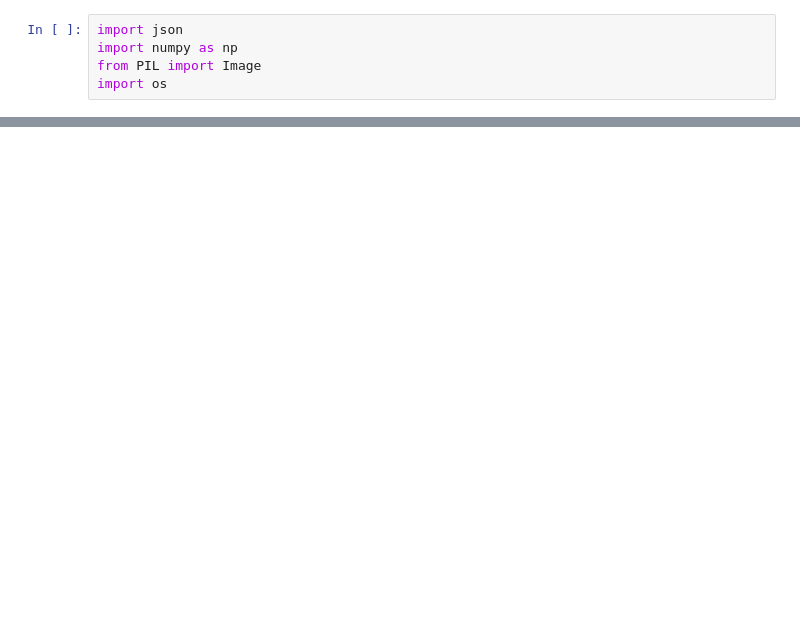
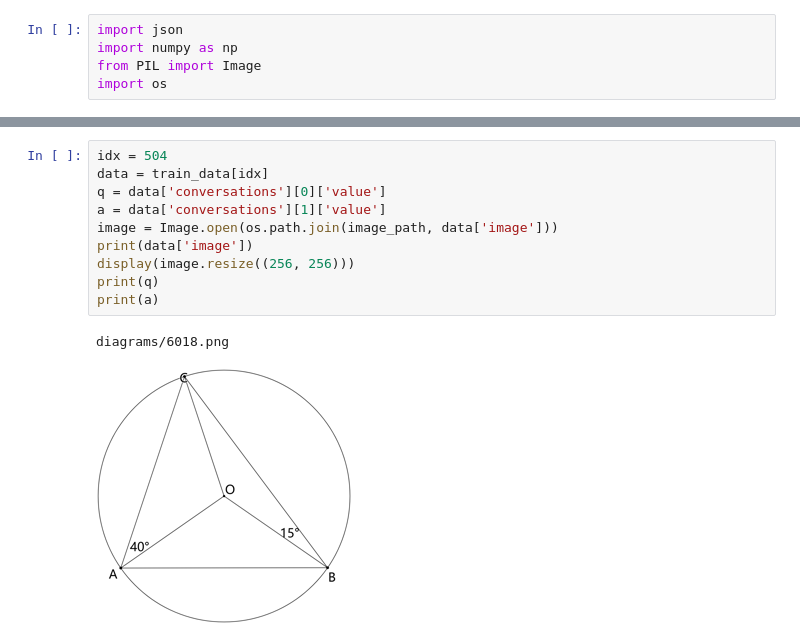
Before and after one commit to zezeze97/Geo-Multi-Modal, a Jupyter notebook: temp_view.ipynb, the cells around one changed output, grey strips where cells are left out. Saved outputs shown, nothing was run; the diff lists cells and outputs as text; blank space fills up the shorter version.

```diff
--- a/temp_view.ipynb
+++ b/temp_view.ipynb
@@ -5,0 +13,13 @@ import os
+# %%
+idx = 504
+data = train_data[idx]
+q = data['conversations'][0]['value']
+a = data['conversations'][1]['value']
+image = Image.open(os.path.join(image_path, data['image']))
+print(data['image'])
+display(image.resize((256, 256)))
+print(q)
+print(a)
+# %% [output]
+diagrams/6018.png
+[figure, added]
```
Also changed, not shown: parts of 6 cells of this notebook, 7 other files.
